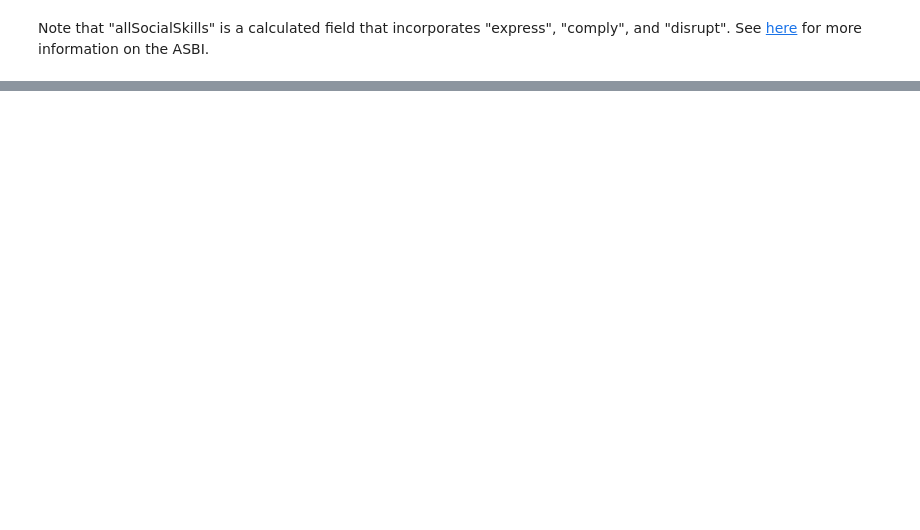
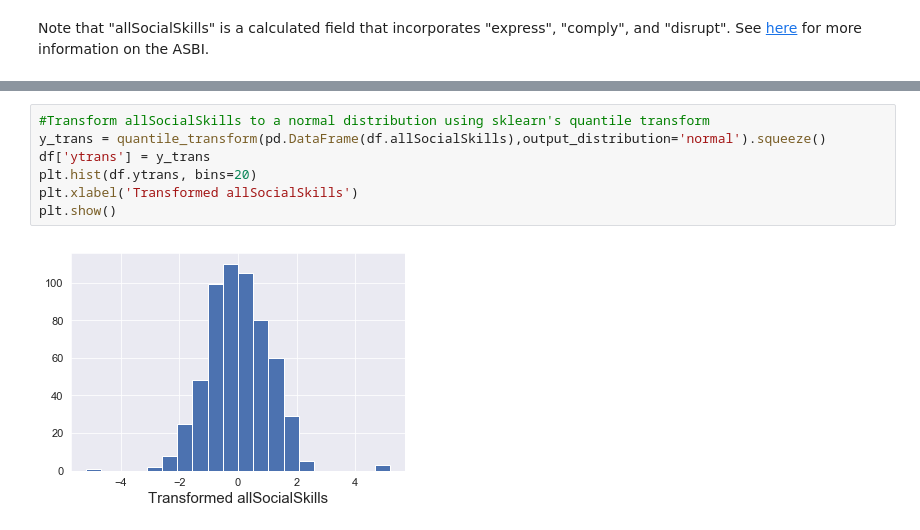
Before and after one commit to conditg/predicting-disruption, a Jupyter notebook: PredictingDisruption.ipynb, the cells around one changed output, grey strips where cells are left out. Cells and saved outputs as stored; diff of their text form; blank space fills up the shorter version.

```diff
--- a/PredictingDisruption.ipynb
+++ b/PredictingDisruption.ipynb
@@ -77,0 +208,9 @@ plt.show()
+# %%
+#Transform allSocialSkills to a normal distribution using sklearn's quantile transform
+y_trans = quantile_transform(pd.DataFrame(df.allSocialSkills),output_distribution='normal').squeeze()
+df['ytrans'] = y_trans
+plt.hist(df.ytrans, bins=20)
+plt.xlabel('Transformed allSocialSkills')
+plt.show()
+# %% [output]
+[figure, added]
```
Also changed, not shown: parts of 35 cells of this notebook.
